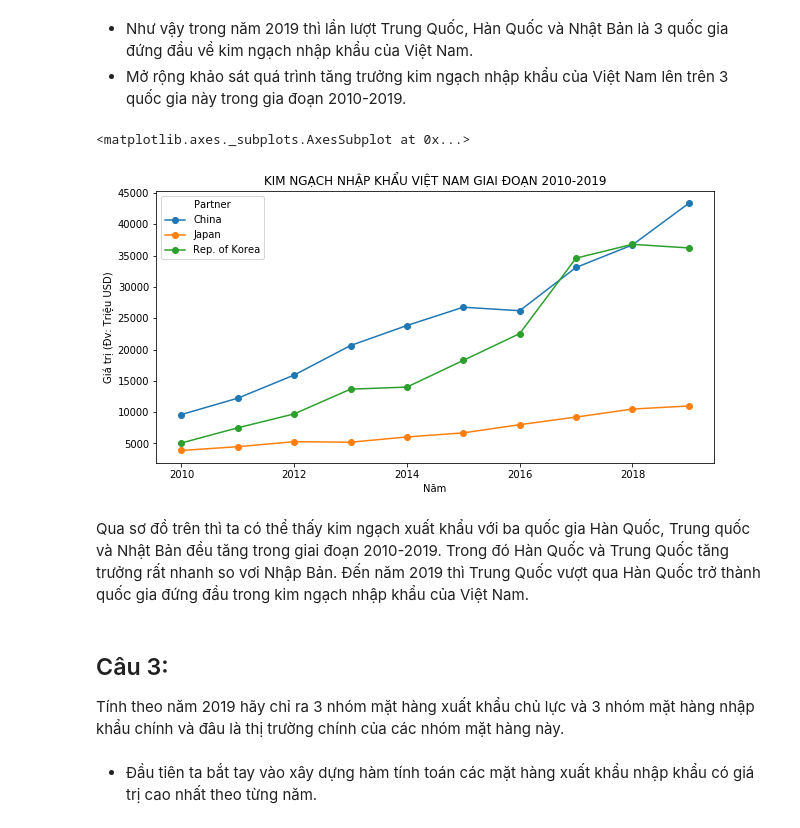
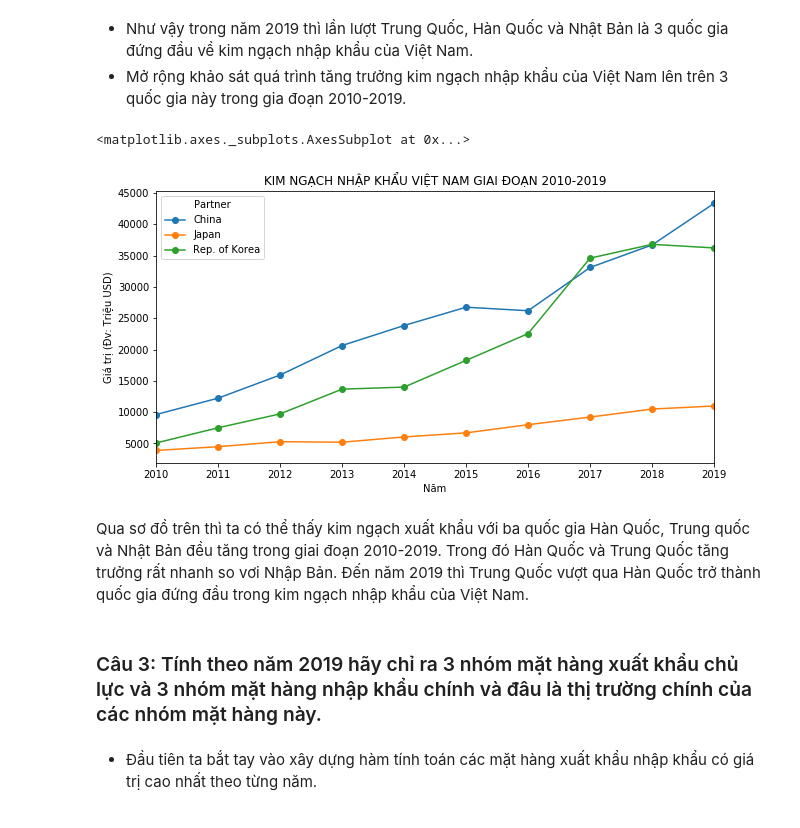
Before and after one commit to quangkhanh77/LTKHDL, a Jupyter notebook: 1712521-DuongHoangQuangKhanh.ipynb, the cells around one changed output. Cells and saved outputs as stored; diff of their text form; code cells hidden in the pictures.

```diff
--- a/1712521-DuongHoangQuangKhanh.ipynb
+++ b/1712521-DuongHoangQuangKhanh.ipynb
@@ -373,21 +371,20 @@ top_partner(import_df, year=2019, top=3)
 # %%
 year = sorted(export_df["Year"].unique())
 partner = ['Rep. of Korea', 'China', 'Japan']
 df = import_df[['Year','Partner','Trade_value']].loc[import_df['Partner'].isin(partner)]
 group_df=df.groupby(by=['Year','Partner']).agg({'Trade_value':'sum'})
 group_df.columns = ['Trade_value_sum']
 group_df=group_df.reset_index()
 group_df = group_df.pivot(index='Year', columns='Partner', values='Trade_value_sum')
 group_df.plot(marker='o',figsize=(10,5),title = "KIM NGẠCH NHẬP KHẨU VIỆT NAM GIAI ĐOẠN 2010-2019",
-              ylabel = "Giá trị (Đv: Triệu USD)", xlabel = "Năm")
+              ylabel = "Giá trị (Đv: Triệu USD)", xlabel = "Năm",xlim =(2010,2019))
 # %% [output]
 <matplotlib.axes._subplots.AxesSubplot at 0x...>
-[figure, old version]
+[figure, new version]
 # %% [markdown]
 Qua sơ đồ trên thì ta có thể thấy kim ngạch xuất khẩu với ba quốc gia Hàn Quốc, Trung quốc và Nhật Bản đều tăng trong giai đoạn 2010-2019. Trong đó Hàn Quốc và Trung Quốc tăng trưởng rất nhanh so vơi Nhập Bản. Đến năm 2019 thì Trung Quốc vượt qua Hàn Quốc trở thành quốc gia  đứng đầu trong kim ngạch nhập khẩu của Việt Nam.
 # %% [markdown]
-## Câu 3:
-Tính theo năm 2019 hãy chỉ ra 3 nhóm mặt hàng xuất khẩu chủ lực và 3 nhóm mặt hàng nhập khẩu chính và đâu là thị trường chính của các nhóm mặt hàng này.
+### Câu 3: Tính theo năm 2019 hãy chỉ ra 3 nhóm mặt hàng xuất khẩu chủ lực và 3 nhóm mặt hàng nhập khẩu chính và đâu là thị trường chính của các nhóm mặt hàng này.
 # %% [markdown]
 - Đầu tiên ta bắt tay vào xây dựng hàm tính toán các mặt hàng xuất khẩu nhập khẩu có giá trị cao nhất theo từng năm.
 # %%
```
Also changed, not shown: parts of 16 cells of this notebook.
